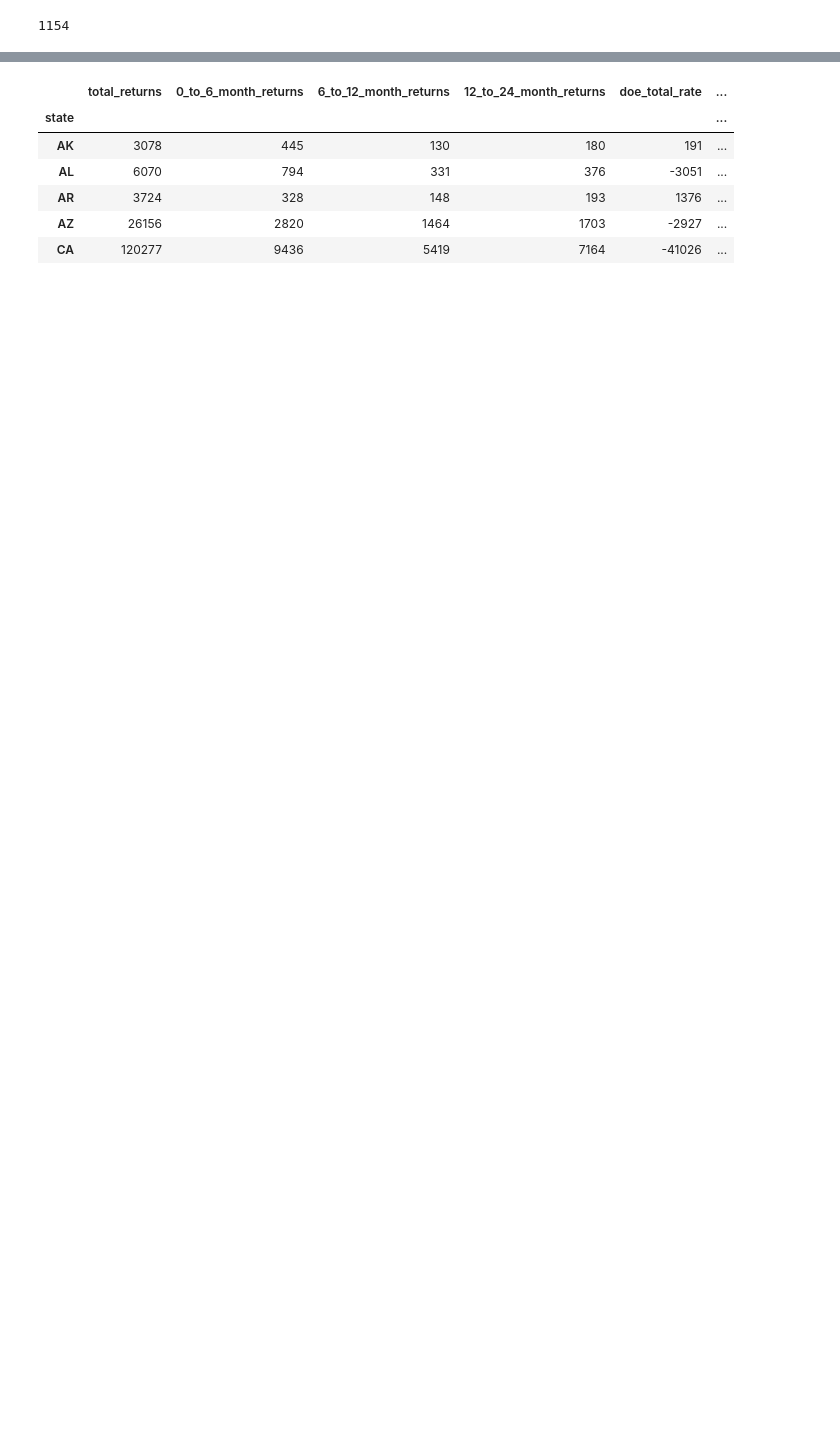
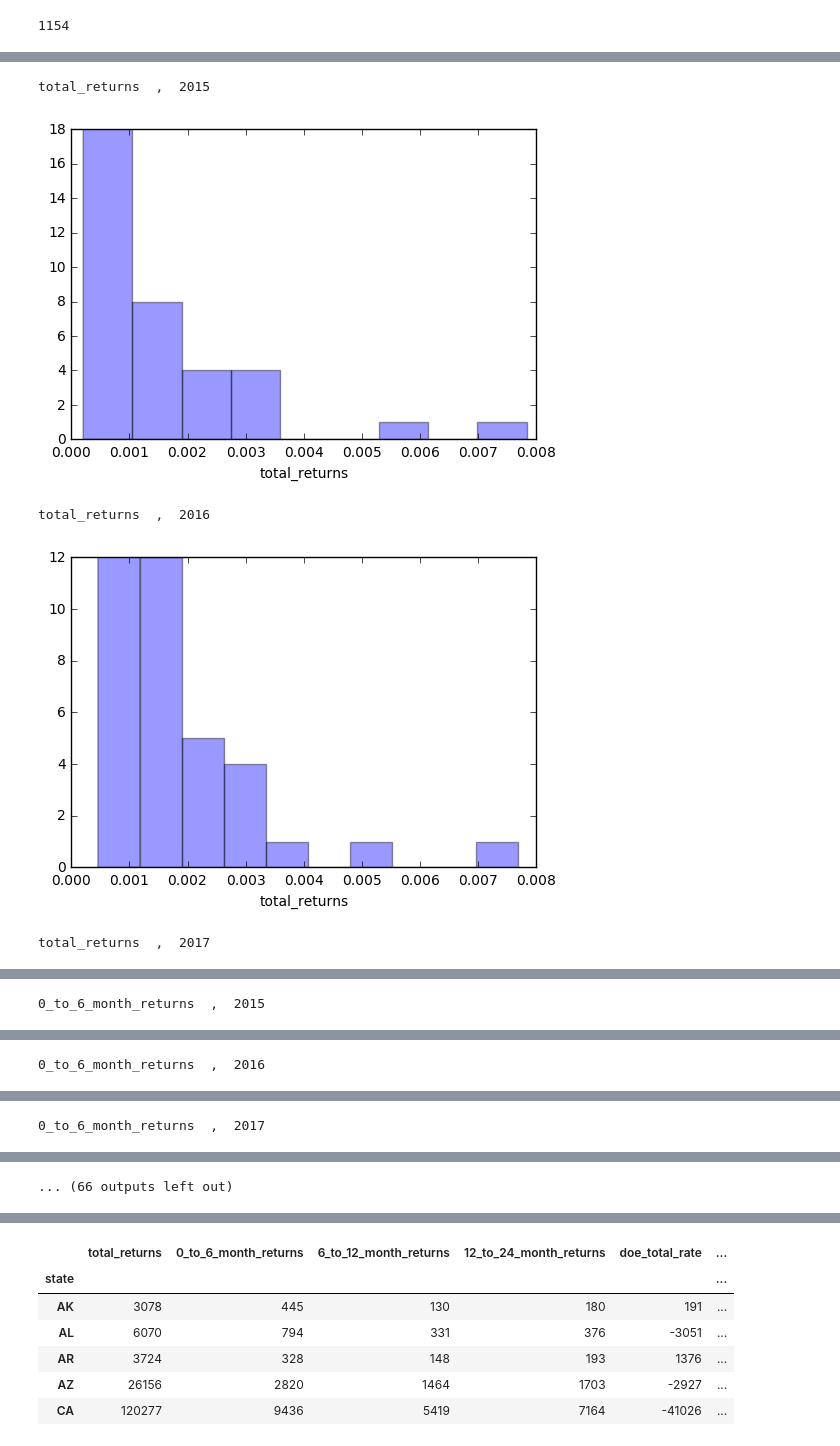
Before and after one commit to daniels241/UCLAx-Data-Science-Project, a Jupyter notebook: Notebooks/Modeling.ipynb, the cells around one changed output, grey strips where cells are left out. Cells and saved outputs as stored; diff of their text form; code cells hidden in the pictures; blank space fills up the shorter version.

```diff
--- a/Notebooks/Modeling.ipynb
+++ b/Notebooks/Modeling.ipynb
@@ -87,0 +141,7 @@ dtype: int64
+# %%
+from IPython.display import display
+
+stats_by_year = modeling_data_space.groupby('year').describe()
+for col in modeling_data_space.drop(columns = 'coc_category').columns[3:]:
+    print(col)
+    display(stats_by_year[col].drop(columns = 'count'))
@@ -87,0 +186,5 @@ dtype: int64
+# %%
+stats_by_state = modeling_data_space.groupby('state').describe()
+for col in modeling_data_space.drop(columns = 'coc_category').columns[3:]:
+    print(col)
+    display(stats_by_state[col].drop(columns = 'count').sort_values(by = ['std'], ascending = False))
@@ -87,0 +307,5 @@ dtype: int64
+# %%
+stats_by_coc_cat = modeling_data_space.drop(columns = 'year').groupby('coc_category').describe()
+for col in modeling_data_space.drop(columns = 'coc_category').columns[3:]:
+    print(col)
+    display(stats_by_coc_cat[col].sort_values(by = ['std'], ascending = False))
@@ -87,0 +358,9 @@ dtype: int64
+# %%
+# Normalize by coc population
+coc_census_population = pd.read_csv('coc_census_population.csv').rename(columns = {'coc_number': 'cocnumber'})
+normalized_modeling_data_space = pd.merge(modeling_data_space, coc_census_population).drop(columns = 'cen_population_density')
+people_counts = normalized_modeling_data_space.columns[3:12]
+for count in people_counts:
+    normalized_modeling_data_space[count] = normalized_modeling_data_space[count] / normalized_modeling_data_space['cen_population_estimate']
+normalized_modeling_data_space = normalized_modeling_data_space.drop(columns = 'cen_population_estimate')
+normalized_modeling_data_space.head()
@@ -87,0 +375,12 @@ dtype: int64
+# %%
+for col in normalized_modeling_data_space.columns[3:16]:
+    for yr in normalized_modeling_data_space['year'].unique():
+        print(col, ' , ', yr)
+        sns.distplot(normalized_modeling_data_space[modeling_data_space['year'] == yr][col], kde = False)
+        plt.show()
+# %% [output]
+total_returns  ,  2015
+[figure, added]
+total_returns  ,  2016
+[figure, added]
+total_returns  ,  2017
@@ -87,0 +388 @@ dtype: int64
+0_to_6_month_returns  ,  2015
@@ -87,0 +390 @@ dtype: int64
+0_to_6_month_returns  ,  2016
@@ -87,0 +392 @@ dtype: int64
+0_to_6_month_returns  ,  2017
@@ -87,0 +394 @@ dtype: int64
+... (66 outputs left out)
```
Also changed, not shown: parts of 31 cells of this notebook, 1 other file.
